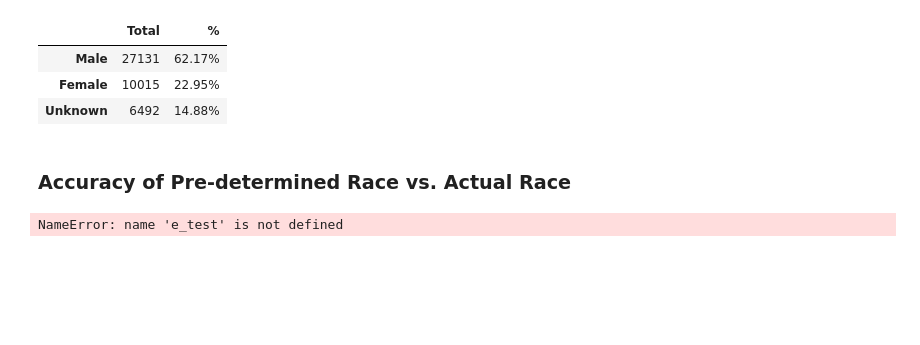
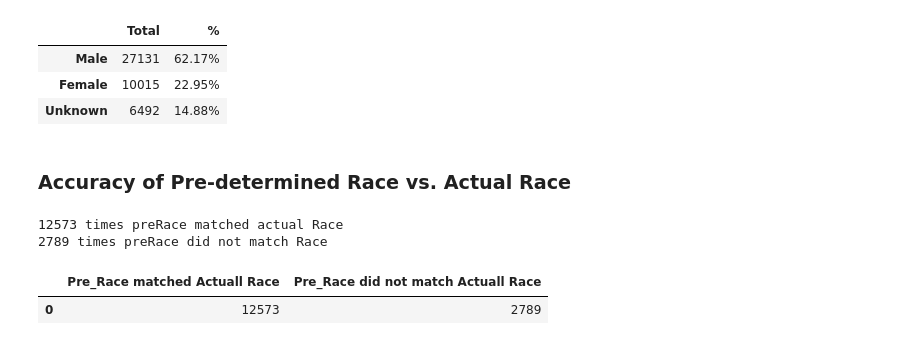
Before and after one commit to elu267/Project_GroupF, a Jupyter notebook: MN_Stop_Data.ipynb, the cells around one changed output. Cells and saved outputs as stored; diff of their text form; code cells hidden in the pictures; blank space fills up the shorter version.

```diff
--- a/MN_Stop_Data.ipynb
+++ b/MN_Stop_Data.ipynb
@@ -348,30 +397,33 @@ stop_by_gender
 # %%
 #reading the csv
 pre_race_count = pd.DataFrame(cleanDF['preRace'].value_counts())
 
 #summarizing data for preRace vs Race
-e_test = e_test.loc[e_test['MDC'] == 'MDC']
+e_test = cleanDF.loc[cleanDF['MDC'] == 'MDC']
 
 #data table with only preRace classfication
 pre_race = e_test.loc[e_test['preRace'] != 'Unknown'] #should we filter out other?
 
 #see how many times preRace matched race
 race_match = pre_race.loc[pre_race['preRace'] == pre_race['race']]
 race_match_count = len(race_match)
 print(f'{race_match_count} times preRace matched actual Race')
 
 #see how many times preRace DID NOT match actual race
 race_NA_match = pre_race.loc[pre_race['preRace'] != pre_race['race']]
 race_NA_match_count = len(race_NA_match)
 print(f'{race_NA_match_count} times preRace did not match Race')
 
 race_predictions = pd.DataFrame(
                                 {"Pre_Race matched Actuall Race" : [race_match_count],
                                 "Pre_Race did not match Actuall Race" : [race_NA_match_count]
                                  })
 race_predictions
 # %% [output]
-NameError: name 'e_test' is not defined
+12573 times preRace matched actual Race
+2789 times preRace did not match Race
+|  | Pre_Race matched Actuall Race | Pre_Race did not match Actuall Race |
+| 0 | 12573 | 2789 |
 # %%
 pre_race_count = pd.DataFrame(pre_race['preRace'].value_counts())
 pre_race_count
```
Also changed, not shown: parts of 11 cells of this notebook.
